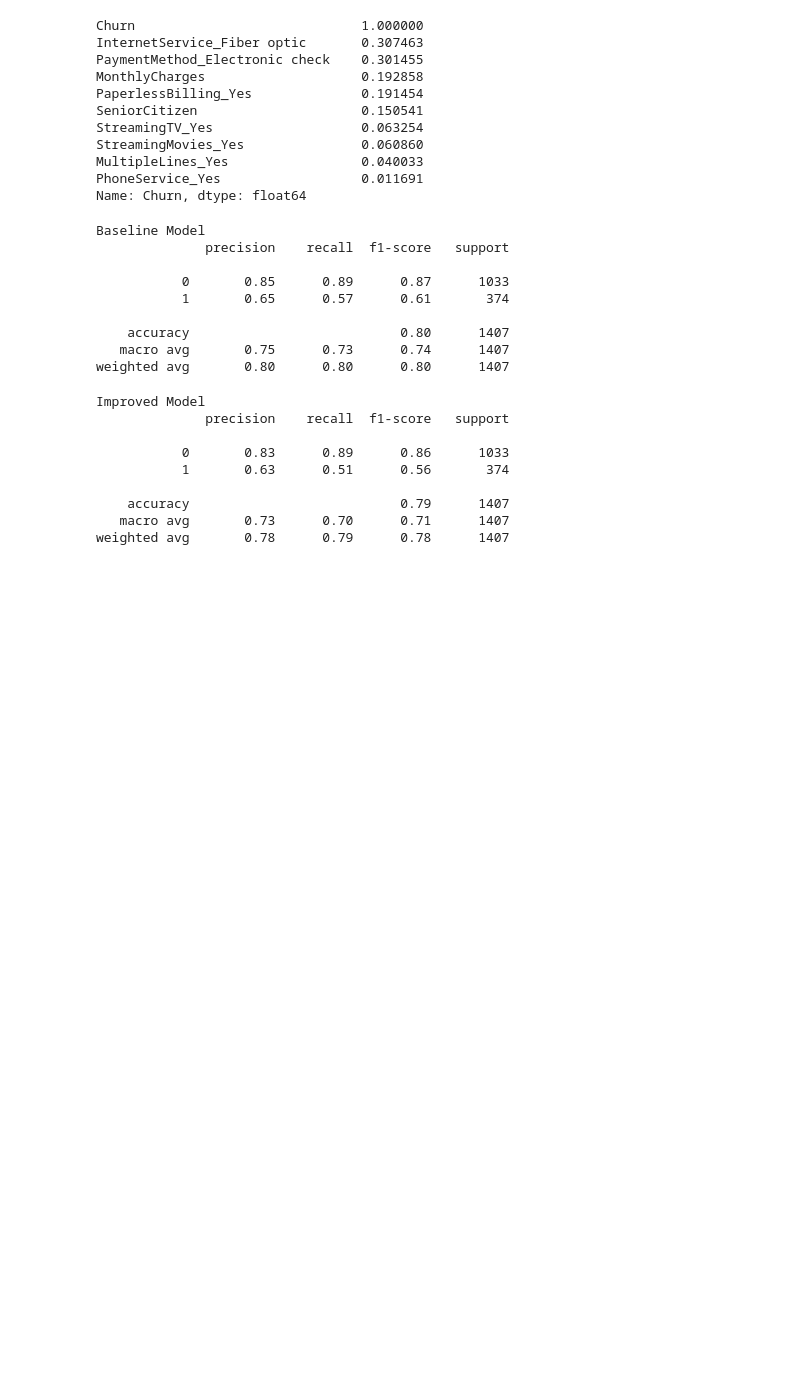
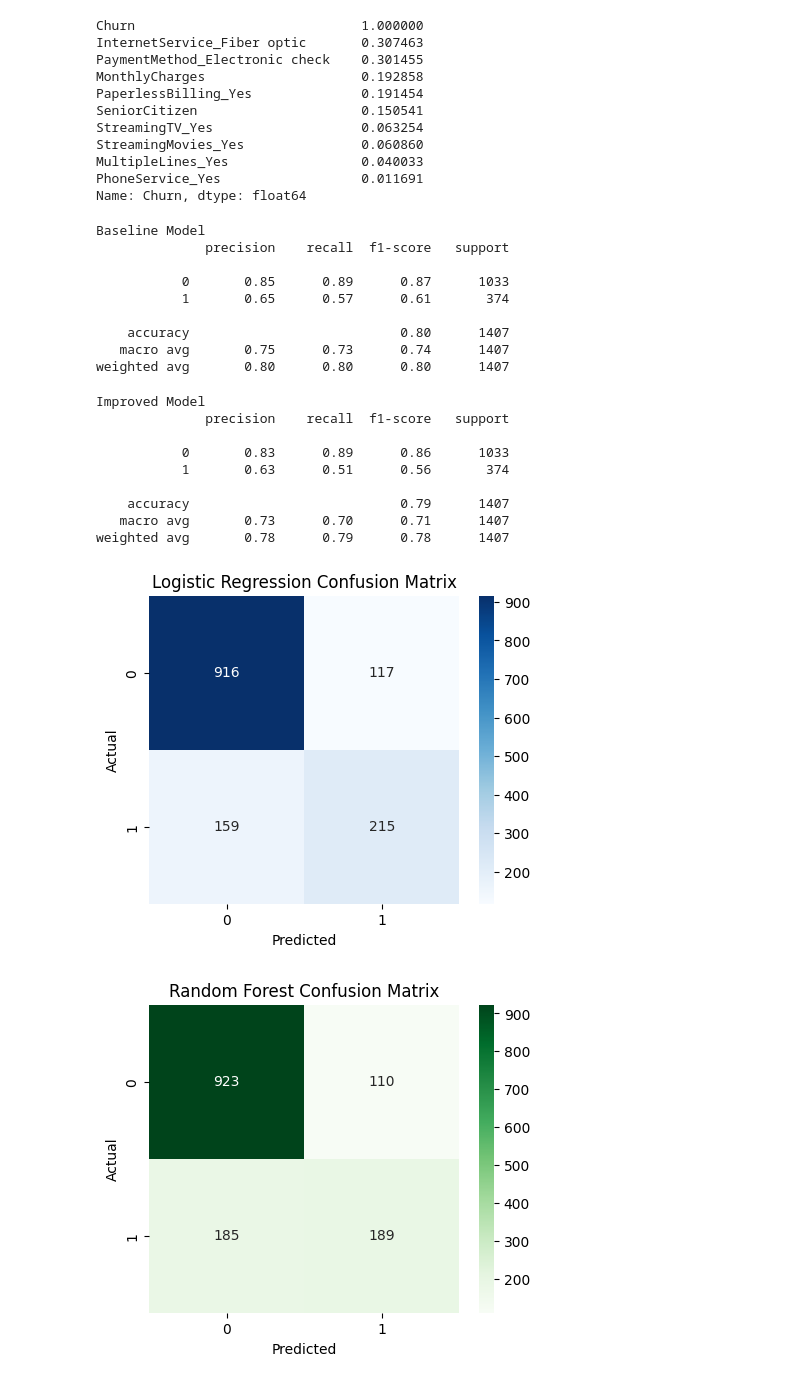
Before and after one commit to Hanishka-Kela/ICSSR, a Jupyter notebook: ML.ipynb, the cells around one changed output. Cells and saved outputs as stored; diff of their text form; code cells hidden in the pictures; blank space fills up the shorter version.

Commit message:
used confusion matrix for logistic regression and random forest classifier

```diff
--- a/ML.ipynb
+++ b/ML.ipynb
@@ -144,3 +144,23 @@ Improved Model
     accuracy                           0.79      1407
    macro avg       0.73      0.70      0.71      1407
 weighted avg       0.78      0.79      0.78      1407
+# %%
+baseline_cm = confusion_matrix(y_val, y_pred_baseline)
+rf_cm = confusion_matrix(y_val, y_pred_rf)
+
+plt.figure(figsize=(5, 4))
+sns.heatmap(baseline_cm, annot=True, fmt="d", cmap="Blues")
+plt.title("Logistic Regression Confusion Matrix")
+plt.xlabel("Predicted")
+plt.ylabel("Actual")
+plt.show()
+
+plt.figure(figsize=(5, 4))
+sns.heatmap(rf_cm, annot=True, fmt="d", cmap="Greens")
+plt.title("Random Forest Confusion Matrix")
+plt.xlabel("Predicted")
+plt.ylabel("Actual")
+plt.show()
+# %% [output]
+[figure, added]
+[figure, added]
```
